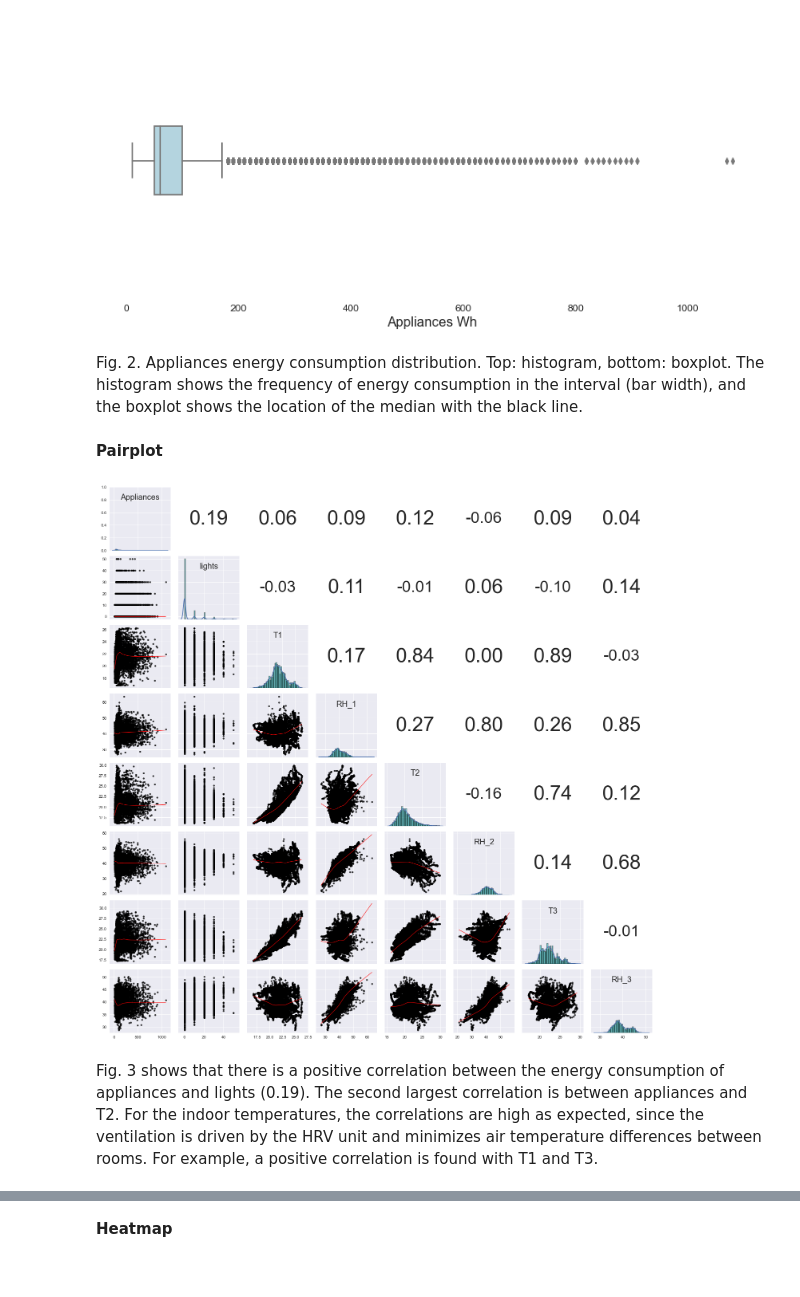
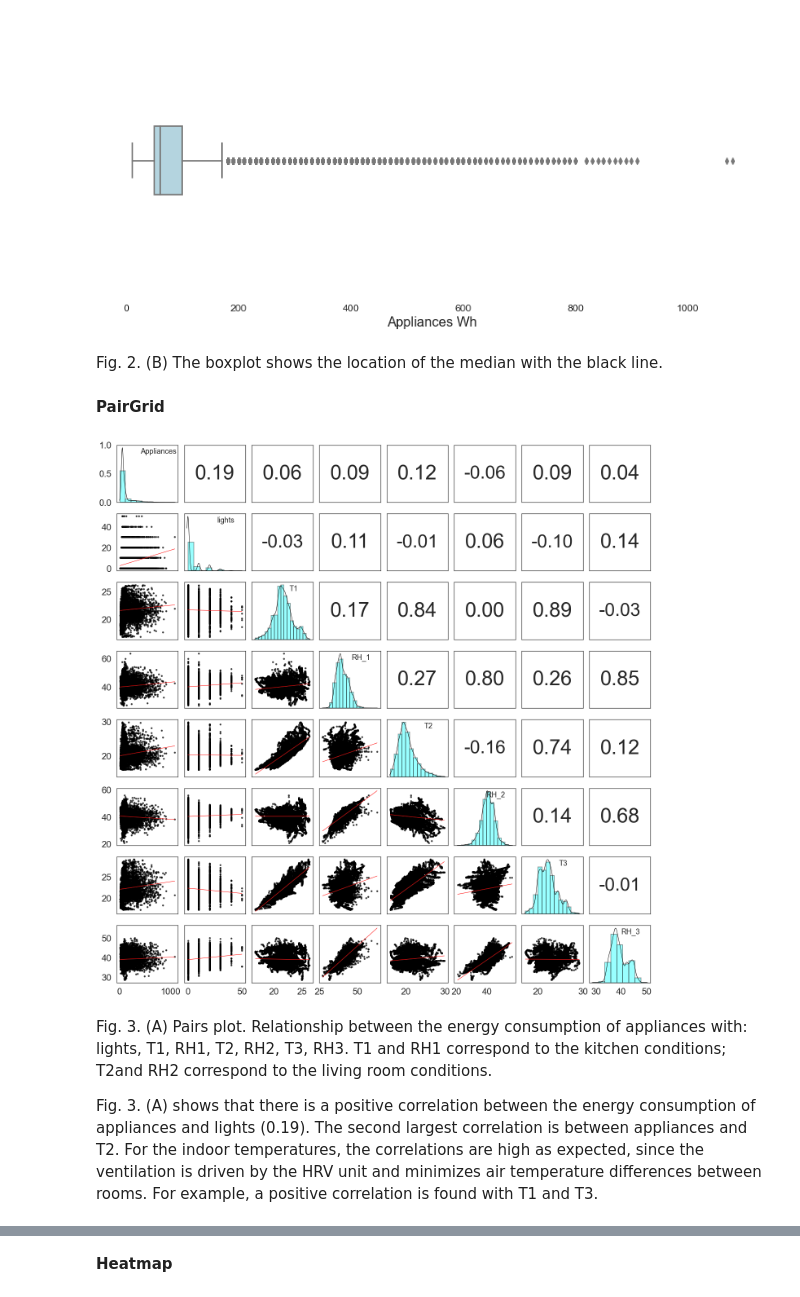
Before and after one commit to mona-piya/DS-portfolio-s1-2021-MonaMunegan, a Jupyter notebook: Portfolio 2.ipynb, the cells around one changed output, grey strips where cells are left out. Cells and saved outputs as stored; diff of their text form; code cells hidden in the pictures.

```diff
--- a/Portfolio 2.ipynb
+++ b/Portfolio 2.ipynb
@@ -44,6 +47,6 @@ testing = pd.read_csv('data/testing.csv', index_col='date', parse_dates=True)
 #testing.head() #4932 rows × 31 columnss
 # %%
-training = pd.read_csv('data/training.csv', index_col='date', parse_dates=True)
+train = pd.read_csv('data/training.csv', index_col='date', parse_dates=True)
 #training.head()#14803 rows × 31 columns
 # %%
 #combine testing and training to new dataframe 'data'
@@ -95,8 +100,8 @@ plt.yticks(np.arange(0, 1200, 300) , fontsize= 12)
 ax = plt.gca().xaxis
 ax.set_major_locator(locator)
 ax.set_major_formatter(fmt)
-ax.set_major_locator(ticker.LinearLocator(5))
-#ax.set_major_locator(ticker.MaxNLocator(5))
+#ax.set_major_locator(ticker.LinearLocator(5))
+ax.set_major_locator(mdates.DayLocator(bymonthday=(13, 15, 17, 19)))
 
 plt.show()
 # %% [output]
@@ -124,7 +133,7 @@ plt.show()
 # %% [output]
 [figure]
 # %% [markdown]
-Fig. 2. Appliances energy consumption distribution. Top: histogram, bottom: boxplot. The histogram shows the frequency of energy consumption in the interval (bar width), and the boxplot shows the location of the median with the black line.
+Fig. 2. (B)  The boxplot shows the location of the median with the black line.
-# %% [markdown]
-__Pairplot__
+# %% [markdown]
+__PairGrid__
 # %%
@@ -136,51 +143,55 @@ cols3 = ['Appliances', 'T7', 'RH_7', 'T8', 'RH_8', 'T9', 'RH_9']
 cols4 = ['Appliances', 'T_out', 'Press_mm_hg', 'RH_out', 'Windspeed', 'Visibility', 'Tdewpoint', 'NSM', 'T6']
 # %%
 cols = iter(cols1)
-
 #Upper
 def corrdot(*args, **kwargs):
     corr_r = args[0].corr(args[1], 'pearson')
     corr_text = f"{corr_r:2.2f}"
     ax = plt.gca()
-    ax.set_axis_off()
     #set corr font size
     if corr_r < 0.0:
-        font_size = 40
+        font_size = 45
     if corr_r >= 0.0:
         font_size = 50
     ax.annotate(corr_text, [.5, .5,],  xycoords="axes fraction",
                 ha='center', va='center', fontsize=font_size)
 
 #Diagonal
 #Put variable names on diagonal of Seaborn PairGrid
 def diagfunc(x, **kws):
     ax = plt.gca()
-    ax.annotate(x.name, xy=(0.5, 0.8), xycoords=ax.transAxes, fontsize = 20, ha="center")
+    ax.annotate(x.name, xy=(0.68, 0.85), xycoords=ax.transAxes, fontsize = 18, ha="center")
+
+#adjust no. of bins of each subplot on the diagonal
+nbins = iter([10,9,17,16,14,15,13,9])
+def myhist(*args, **kwargs):
+    sns.distplot(*args, bins=next(nbins), **kwargs)
 
 #PairGrid
-g = sns.PairGrid(training, vars=cols1).map_diag(diagfunc)
+sns.set(style='white', font_scale=2)
+g = sns.PairGrid(train, vars=cols1, aspect=1.0, diag_sharey=False, despine=False, height=2.5).map_diag(diagfunc)
+
 
 g.map_upper(corrdot)
-
-g.map_diag(sns.distplot,
-           hist_kws={'histtype': 'bar', 'lw': 2, 'edgecolor': 'k', 'facecolor':'aqua'})
+g.map_diag(myhist,
+          hist_kws = {'histtype': 'bar', 'edgecolor': 'k', 'lw': 2,  'facecolor':'aqua'},
+          kde_kws = {'color': 'black', 'lw': 1, 'cut': 0.7})
+g.map_lower(sns.regplot, ci=False,
+            line_kws = {'color': 'red', 'lw': 1},
+            scatter_kws = {'color': 'black', 's': 20})
 
 
-g.map_lower(sns.regplot, lowess=True, ci=False,
-            line_kws={'color': 'red', 'lw': 1},
-            scatter_kws={'color': 'black', 's': 20})
-
+g.fig.subplots_adjust(wspace=0.1, hspace=0.2)
 
 #Remove the normal axis titles
 for ax in g.axes.flatten():
     ax.set_ylabel('')
     ax.set_xlabel('')
-    #ax.yaxis.set_major_locator(ticker.MaxNLocator(4))
-    #ax.xaxis.set_major_locator(ticker.MaxNLocator(4))
 
 plt.show()
-#----------------------------
 # %% [output]
-[figure, old version]
+[figure, new version]
 # %% [markdown]
-Fig. 3 shows that there is a positive correlation between the energy consumption of appliances and lights (0.19). The second largest correlation is between appliances and T2. For the indoor temperatures, the correlations are high as expected, since the ventilation is driven by the HRV unit and minimizes air temperature differences between rooms. For example, a positive correlation is found with T1 and T3.
+Fig. 3. (A) Pairs plot. Relationship between the energy consumption of appliances with: lights, T1, RH1, T2, RH2, T3, RH3. T1 and RH1 correspond to the kitchen conditions; T2and RH2 correspond to the living room conditions.
+
+Fig. 3. (A) shows that there is a positive correlation between the energy consumption of appliances and lights (0.19). The second largest correlation is between appliances and T2. For the indoor temperatures, the correlations are high as expected, since the ventilation is driven by the HRV unit and minimizes air temperature differences between rooms. For example, a positive correlation is found with T1 and T3.
```
Also changed, not shown: parts of 56 cells of this notebook.
